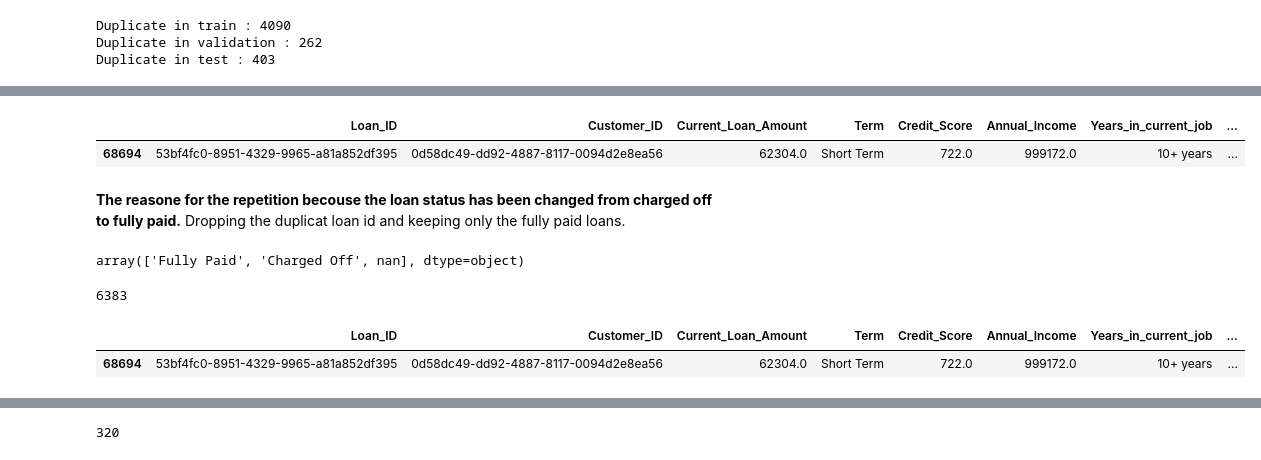
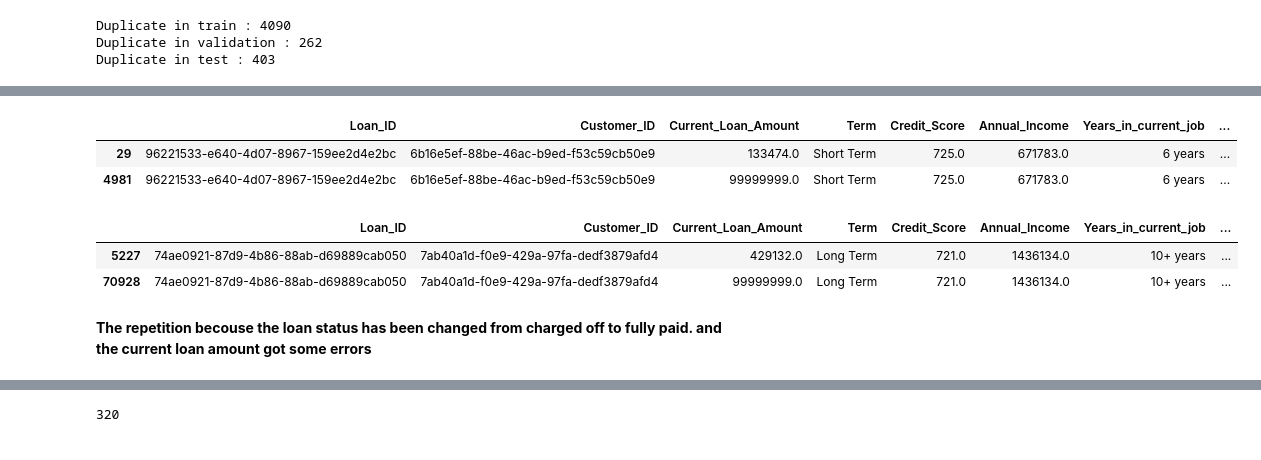
Before and after one commit to iamal95/Bank-Loan-classification, a Jupyter notebook: Code/Bank-Loan-classification.ipynb, the cells around one changed output, grey strips where cells are left out. Saved outputs shown, nothing was run; the diff lists cells and outputs as text; code cells hidden in the pictures.

```diff
--- a/Code/Bank-Loan-classification.ipynb
+++ b/Code/Bank-Loan-classification.ipynb
@@ -365,16 +301,14 @@ df_train[df_train['Loan_Status'].isna()]
 # %%
-df_train[df_train['Loan_ID'] == '53bf4fc0-8951-4329-9965-a81a852df395']
+df_train[df_train['Loan_ID'] == '96221533-e640-4d07-8967-159ee2d4e2bc']
 # %% [output]
 |  | Loan_ID | Customer_ID | Current_Loan_Amount | Term | Credit_Score | Annual_Income | Years_in_current_job | ... |
-| 68694 | 53bf4fc0-8951-4329-9965-a81a852df395 | 0d58dc49-dd92-4887-8117-0094d2e8ea56 | 62304.0 | Short Term | 722.0 | 999172.0 | 10+ years | ... |
+| 29 | 96221533-e640-4d07-8967-159ee2d4e2bc | 6b16e5ef-88be-46ac-b9ed-f53c59cb50e9 | 133474.0 | Short Term | 725.0 | 671783.0 | 6 years | ... |
+| 4981 | 96221533-e640-4d07-8967-159ee2d4e2bc | 6b16e5ef-88be-46ac-b9ed-f53c59cb50e9 | 99999999.0 | Short Term | 725.0 | 671783.0 | 6 years | ... |
+# %%
+df_train[df_train['Loan_ID'] == '74ae0921-87d9-4b86-88ab-d69889cab050']
+# %% [output]
+|  | Loan_ID | Customer_ID | Current_Loan_Amount | Term | Credit_Score | Annual_Income | Years_in_current_job | ... |
+| 5227 | 74ae0921-87d9-4b86-88ab-d69889cab050 | 7ab40a1d-f0e9-429a-97fa-dedf3879afd4 | 429132.0 | Long Term | 721.0 | 1436134.0 | 10+ years | ... |
+| 70928 | 74ae0921-87d9-4b86-88ab-d69889cab050 | 7ab40a1d-f0e9-429a-97fa-dedf3879afd4 | 99999999.0 | Long Term | 721.0 | 1436134.0 | 10+ years | ... |
 # %% [markdown]
-**The reasone for the repetition becouse the loan status has been changed from charged off to fully paid.**
-Dropping the duplicat loan id and keeping only the fully paid loans.
+**The repetition becouse the loan status has been changed from charged off to fully paid. and the current loan amount got some errors**
-# %%
-df_train['Loan_Status'].unique()
-# %% [output]
-array(['Fully Paid', 'Charged Off', nan], dtype=object)
-# %%
-df_train['Loan_Status'].isna().sum()
-# %% [output]
-6383
@@ -391,5 +314,0 @@ df_test = df_test[~((df_test.Loan_ID.duplicated())
-# %%
-df_train[df_train['Loan_ID'] == '53bf4fc0-8951-4329-9965-a81a852df395']
-# %% [output]
-|  | Loan_ID | Customer_ID | Current_Loan_Amount | Term | Credit_Score | Annual_Income | Years_in_current_job | ... |
-| 68694 | 53bf4fc0-8951-4329-9965-a81a852df395 | 0d58dc49-dd92-4887-8117-0094d2e8ea56 | 62304.0 | Short Term | 722.0 | 999172.0 | 10+ years | ... |
```
Also changed, not shown: parts of 62 cells of this notebook.
